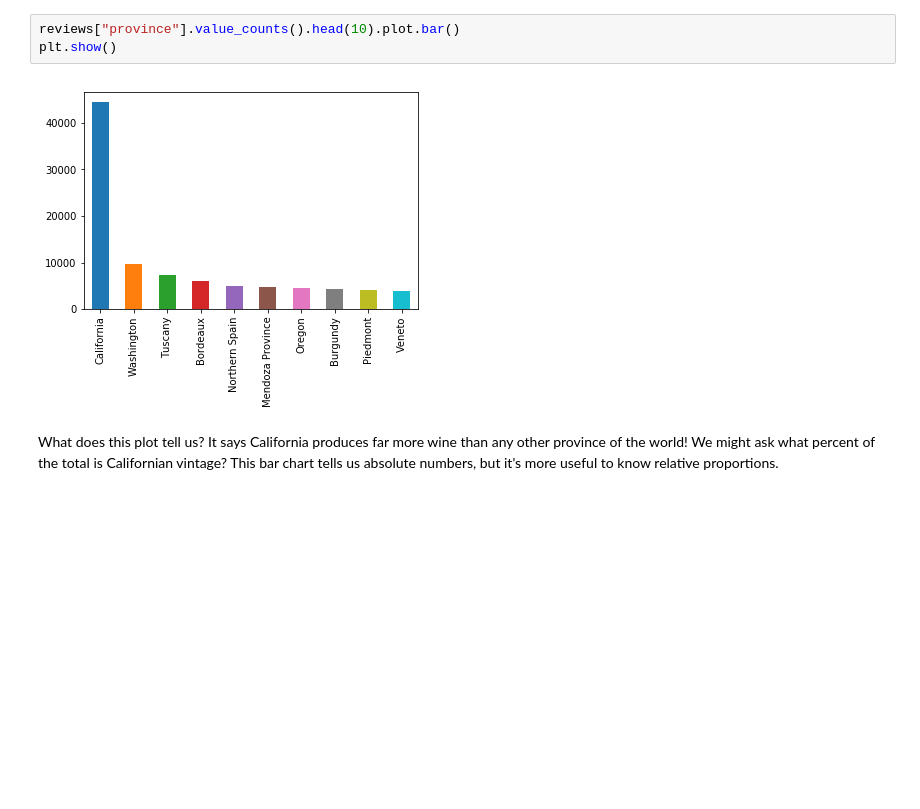
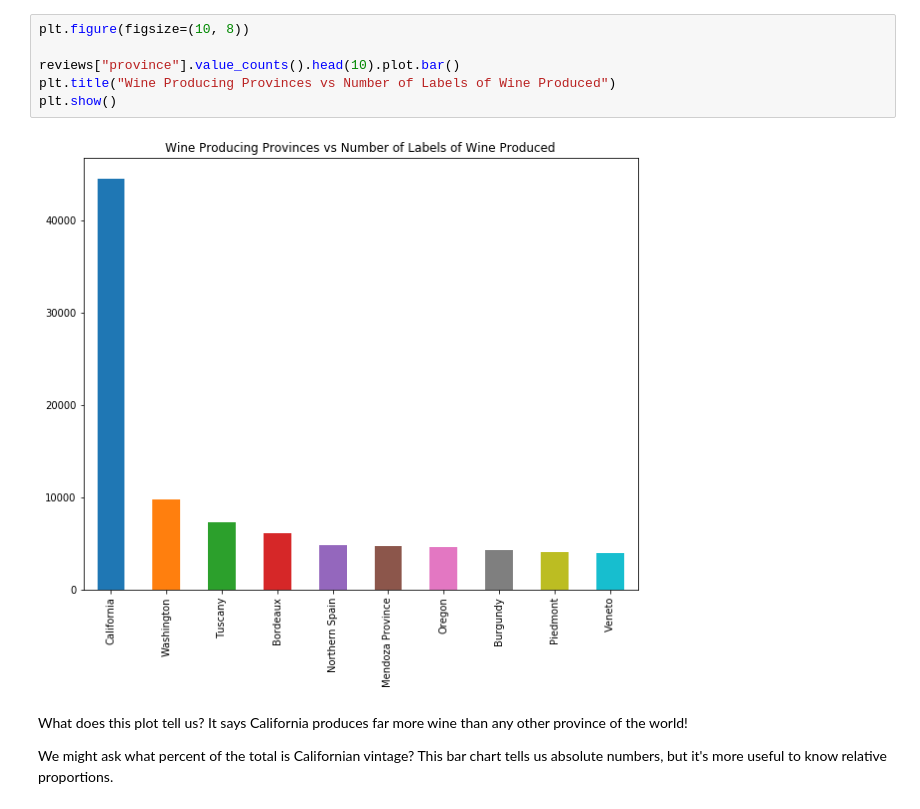
Before and after one commit to manojmukkamala/me, a Jupyter notebook: pythonreports/DataVisualization.ipynb, the cells around one changed output. Drawn from its saved outputs; the diff is of its cells as text; blank space fills up the shorter version.

```diff
--- a/pythonreports/DataVisualization.ipynb
+++ b/pythonreports/DataVisualization.ipynb
@@ -17,8 +69,14 @@ Bar charts are arguably the simplest data visualization. They map categories to
 # %%
+plt.figure(figsize=(10, 8))
+
 reviews["province"].value_counts().head(10).plot.bar()
+plt.title("Wine Producing Provinces vs Number of Labels of Wine Produced")
 plt.show()
 # %% [output]
-[figure, old version]
+[figure, new version]
 # %% [markdown]
-What does this plot tell us? It says California produces far more wine than any other province of the world! We might ask what percent of the total is Californian vintage? This bar chart tells us absolute numbers, but it's more useful to know relative proportions.
+What does this plot tell us? It says California produces far more wine than any other province of the world!
+<br>
+
+We might ask what percent of the total is Californian vintage? This bar chart tells us absolute numbers, but it's more useful to know relative proportions.
 # %%
```
Also changed, not shown: parts of 10 cells of this notebook, 25 other files.
